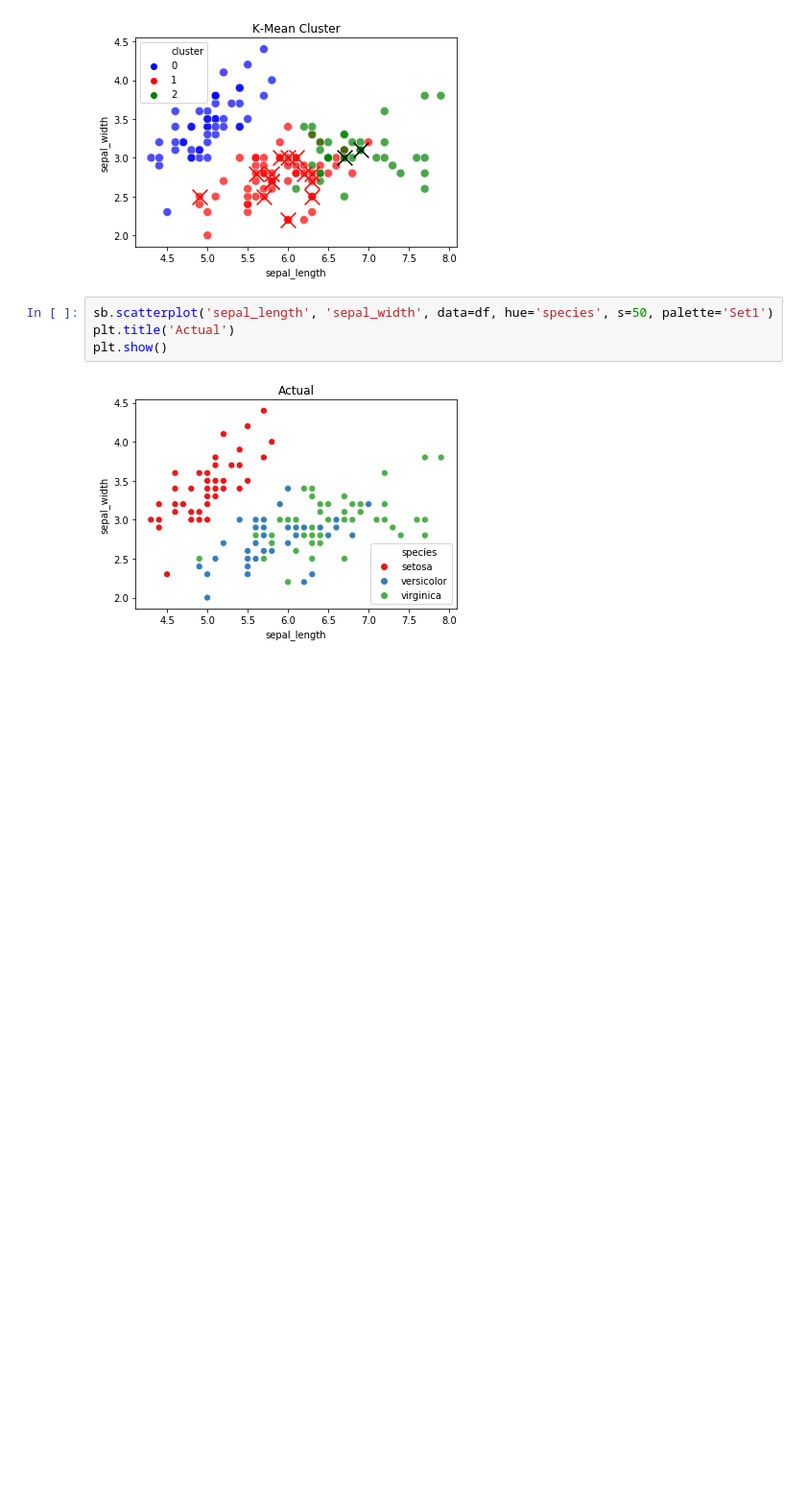
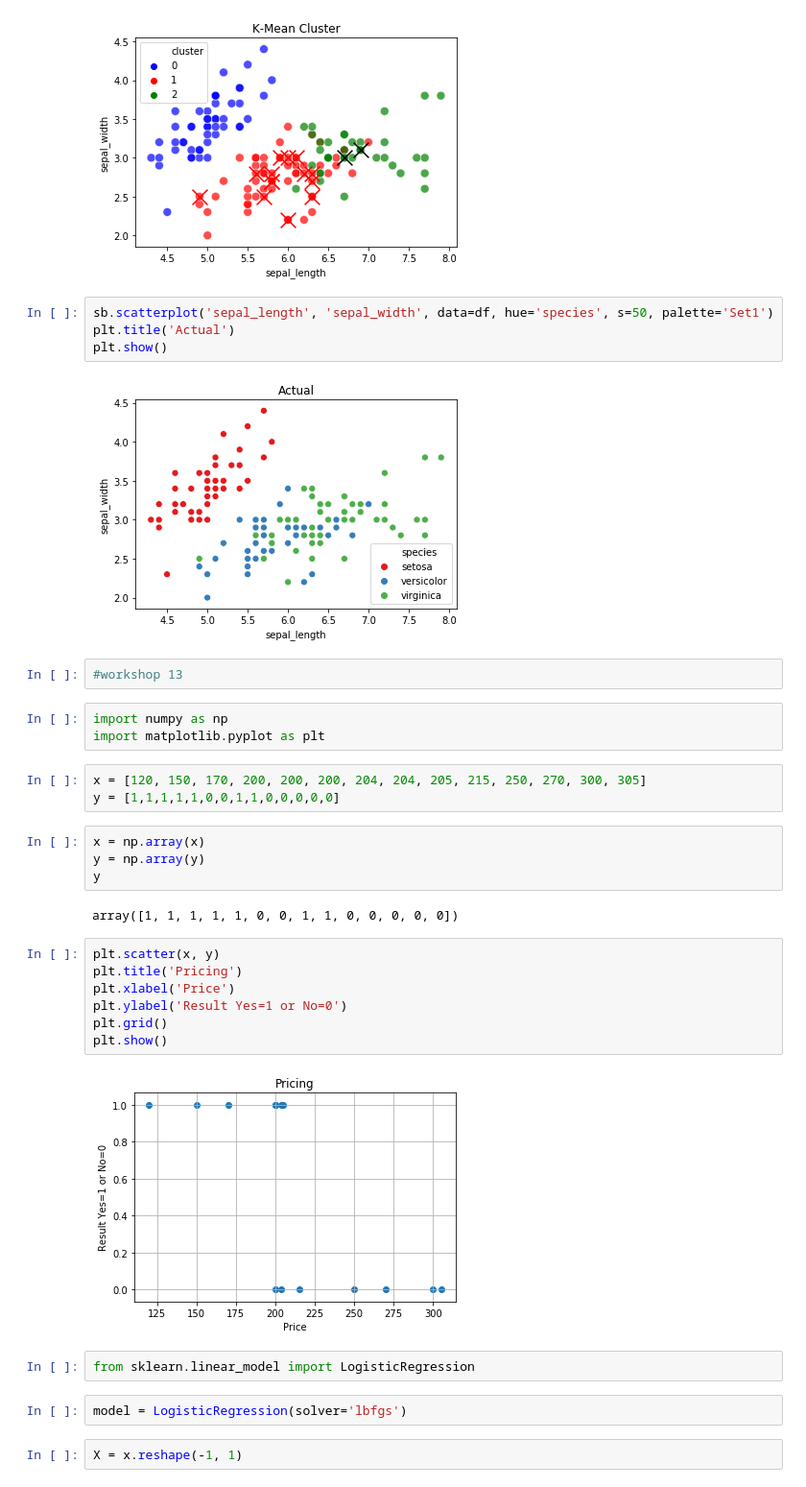
Before and after one commit to aukrit1993/my_machine_learning, a Jupyter notebook: chapter_17.ipynb, the cells around one changed output. Shown at 96% size. Drawn from its saved outputs; the diff is of its cells as text; blank space fills up the shorter version.

Commit message:
workshop_13

```diff
--- a/chapter_17.ipynb
+++ b/chapter_17.ipynb
@@ -517,3 +517,32 @@ plt.title('Actual')
 plt.show()
 # %% [output]
 [figure]
+# %%
+#workshop 13
+# %%
+import numpy as np
+import matplotlib.pyplot as plt
+# %%
+x = [120, 150, 170, 200, 200, 200, 204, 204, 205, 215, 250, 270, 300, 305]
+y = [1,1,1,1,1,0,0,1,1,0,0,0,0,0]
+# %%
+x = np.array(x)
+y = np.array(y)
+y
+# %% [output]
+array([1, 1, 1, 1, 1, 0, 0, 1, 1, 0, 0, 0, 0, 0])
+# %%
+plt.scatter(x, y)
+plt.title('Pricing')
+plt.xlabel('Price')
+plt.ylabel('Result Yes=1 or No=0')
+plt.grid()
+plt.show()
+# %% [output]
+[figure, added]
+# %%
+from sklearn.linear_model import LogisticRegression
+# %%
+model = LogisticRegression(solver='lbfgs')
+# %%
+X = x.reshape(-1, 1)
```
Also changed, not shown: parts of 6 cells of this notebook.
